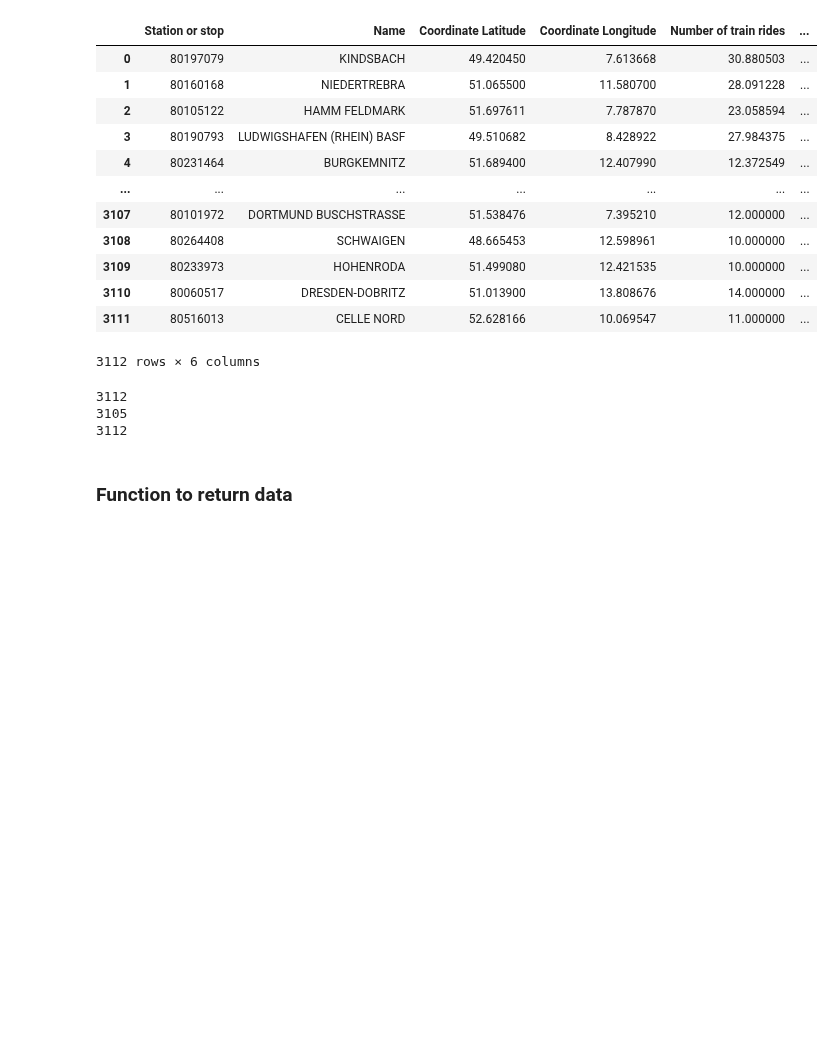
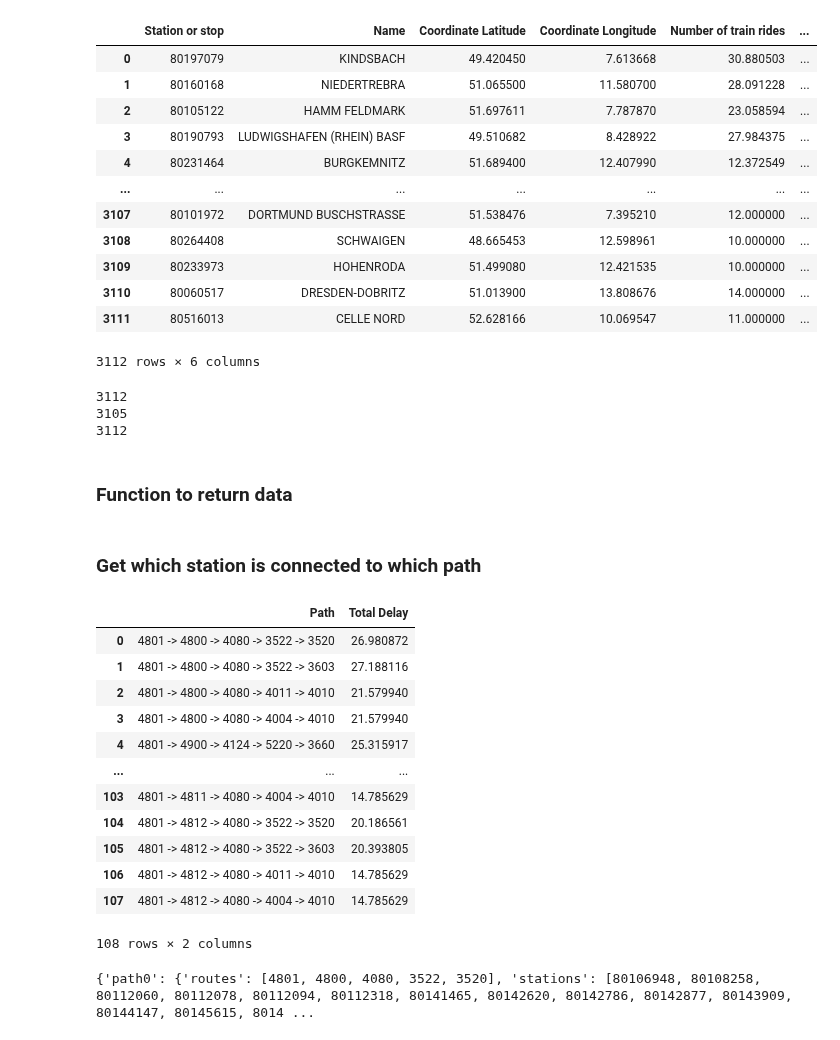
Before and after one commit to frederikpanse/db_project, a Jupyter notebook: exp/exploration_cleaning.ipynb, the cells around one changed output. Saved outputs shown, nothing was run; the diff lists cells and outputs as text; code cells hidden in the pictures; blank space fills up the shorter version.

```diff
--- a/exp/exploration_cleaning.ipynb
+++ b/exp/exploration_cleaning.ipynb
@@ -142,3 +150,23 @@ def get_data(which = "full"):
         return data_mean
     else:
         print("Choose full or mean dataset.")
+# %% [markdown]
+### Get which station is connected to which path
+# %%
+paths = pd.read_csv("../dat/path_delays.csv")
+# %%
+paths
+# %% [output]
+|  | Path | Total Delay |
+| 0 | 4801 -> 4800 -> 4080 -> 3522 -> 3520 | 26.980872 |
+| 1 | 4801 -> 4800 -> 4080 -> 3522 -> 3603 | 27.188116 |
+| 2 | 4801 -> 4800 -> 4080 -> 4011 -> 4010 | 21.579940 |
+| 3 | 4801 -> 4800 -> 4080 -> 4004 -> 4010 | 21.579940 |
+| 4 | 4801 -> 4900 -> 4124 -> 5220 -> 3660 | 25.315917 |
+| ... | ... | ... |
+| 103 | 4801 -> 4811 -> 4080 -> 4004 -> 4010 | 14.785629 |
+| 104 | 4801 -> 4812 -> 4080 -> 3522 -> 3520 | 20.186561 |
+| 105 | 4801 -> 4812 -> 4080 -> 3522 -> 3603 | 20.393805 |
+| 106 | 4801 -> 4812 -> 4080 -> 4011 -> 4010 | 14.785629 |
+| 107 | 4801 -> 4812 -> 4080 -> 4004 -> 4010 | 14.785629 |
+108 rows × 2 columns
@@ -144,0 +176,14 @@ def get_data(which = "full"):
+# %%
+paths_dict = {}
+
+# Iterate over rows and extract routes
+for index, row in paths.iterrows():
+    path_key = f"path{index}"
+    routes = list(map(int, row["Path"].split(" -> ")))
+    stations_for_routes = stations[stations.Route.isin(routes)].Station.to_list()
+    values = {}
+    values["routes"] = routes
+    values["stations"] = stations_for_routes
+    paths_dict[path_key] = values
+# %% [output]
+{'path0': {'routes': [4801, 4800, 4080, 3522, 3520], 'stations': [80106948, 80108258, 80112060, 80112078, 80112094, 80112318, 80141465, 80142620, 80142786, 80142877, 80143909, 80144147, 80145615, 8014 ...
```
Also changed, not shown: parts of 4 cells of this notebook, 2 other files.
